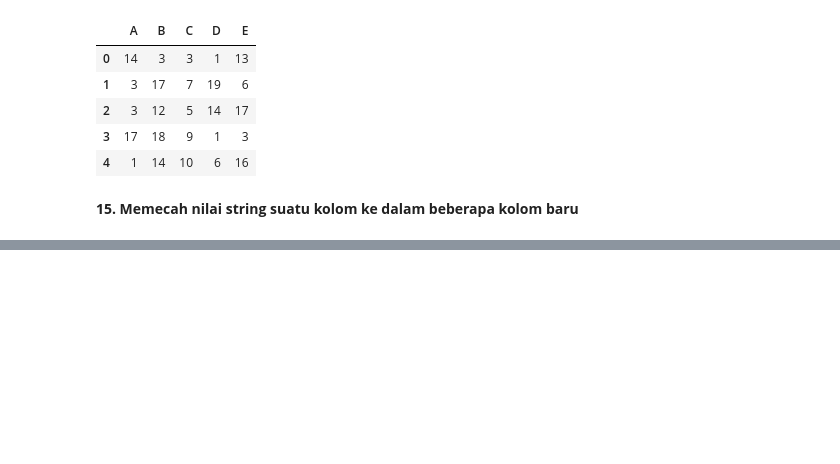
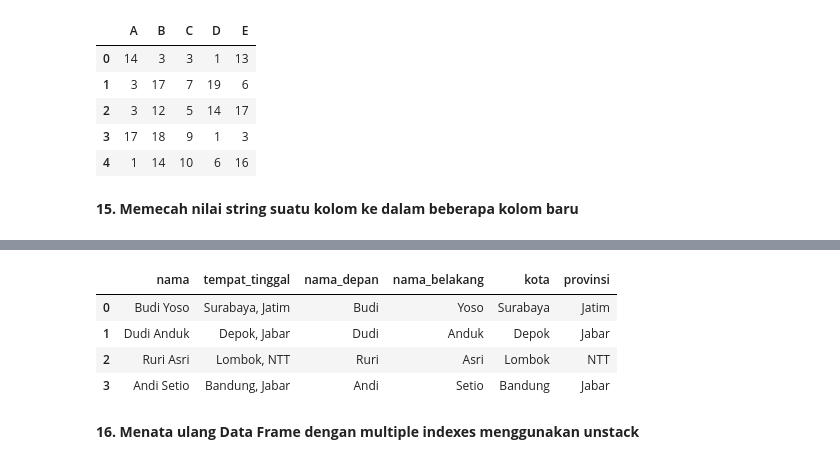
Before and after one commit to Edy-Mochamad/Learn-jupyter-notebook, a Jupyter notebook: pandas.ipynb, the cells around one changed output, grey strips where cells are left out. Saved outputs shown, nothing was run; the diff lists cells and outputs as text; code cells hidden in the pictures; blank space fills up the shorter version.

```diff
--- a/pandas.ipynb
+++ b/pandas.ipynb
@@ -728,0 +730,3 @@ df
+# %%
+df[['nama_depan', 'nama_belakang']] = df['nama'].str.split(' ', expand = True)
+df
@@ -728,0 +739,11 @@ df
+# %%
+df[['kota', 'provinsi']] = df['tempat_tinggal'].str.split(',', expand = True)
+df
+# %% [output]
+|  | nama | tempat_tinggal | nama_depan | nama_belakang | kota | provinsi |
+| 0 | Budi Yoso | Surabaya, Jatim | Budi | Yoso | Surabaya | Jatim |
+| 1 | Dudi Anduk | Depok, Jabar | Dudi | Anduk | Depok | Jabar |
+| 2 | Ruri Asri | Lombok, NTT | Ruri | Asri | Lombok | NTT |
+| 3 | Andi Setio | Bandung, Jabar | Andi | Setio | Bandung | Jabar |
+# %% [markdown]
+**16. Menata ulang Data Frame dengan multiple indexes menggunakan unstack**
```
Also changed, not shown: parts of 2 cells of this notebook.
